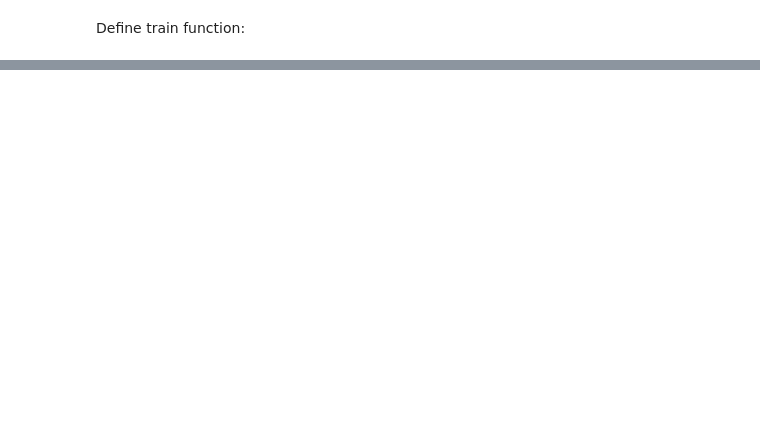
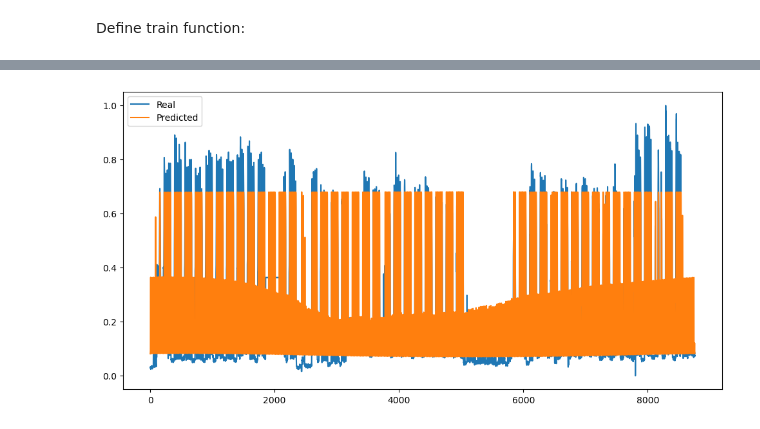
Before and after one commit to Haradai/energy_analysis_project, a Jupyter notebook: pepe.ipynb, the cells around one changed output, grey strips where cells are left out. Drawn from its saved outputs; the diff is of its cells as text; code cells hidden in the pictures; blank space fills up the shorter version.

```diff
--- a/pepe.ipynb
+++ b/pepe.ipynb
@@ -258,0 +244,28 @@ KeyboardInterrupt:
+# %%
+#now you can create a dataloader and use it!
+dataloader = DataLoader(dataset, len(dataset), shuffle=False)
+# %%
+#visualize the model predictions
+from tqdm import tqdm
+real = []
+pred = []
+h, c = model.init_hidden(dataloader.batch_size) # Start with a new state in each batch
+h = h.to(device)
+c = c.to(device)
+for batch, data in tqdm(enumerate(dataloader),total=len(dataloader)):
+    with torch.no_grad():
+        #current batch size size
+        ocu_emb, espai_enc, general_data = data["ocu_ber_emb"].float().to(device) ,data["espai_enc"].float().to(device) ,data["general_data"].float().to(device)
+        y = data["y"][:,0].float().to(device) #we'll do one counter for now
+
+        b_sz = ocu_emb.shape[0]
+        h, c = model.init_hidden(b_sz) # Start with a new state in each batch
+        h = h.to(device)
+        c = c.to(device)
+
+        y_pred, h,c= model(ocu_emb, espai_enc, general_data, h, c)
+        pred += list(y_pred[:,0,0].to("cpu"))
+        real += list(y.to("cpu"))
+# %%
+real = [v.item() for v in real]
+pred = [v.item() for v in pred]
@@ -258,0 +276,11 @@ KeyboardInterrupt:
+# %%
+plt.figure(figsize=(12, 6))  # Increase the figure size to make it larger in the x-axis
+
+plt.plot(real, label='Real')  # Add a label for the real data
+plt.plot(pred, label='Predicted')  # Add a label for the predicted data
+
+plt.legend()  # Add a legend to the plot
+
+plt.show()  # Display the plot
+# %% [output]
+[figure, added]
```
Also changed, not shown: parts of 17 cells of this notebook, 4 other files.
